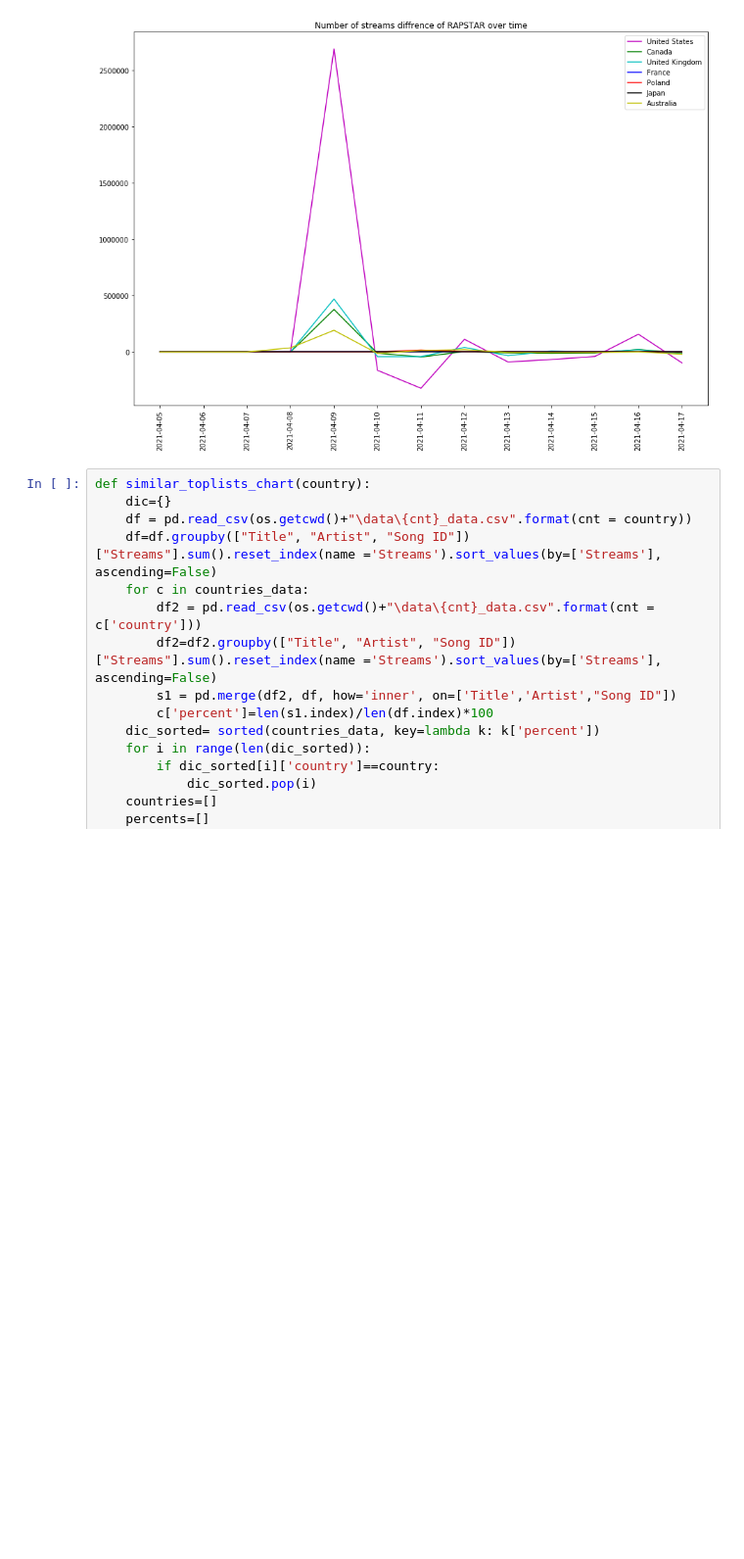
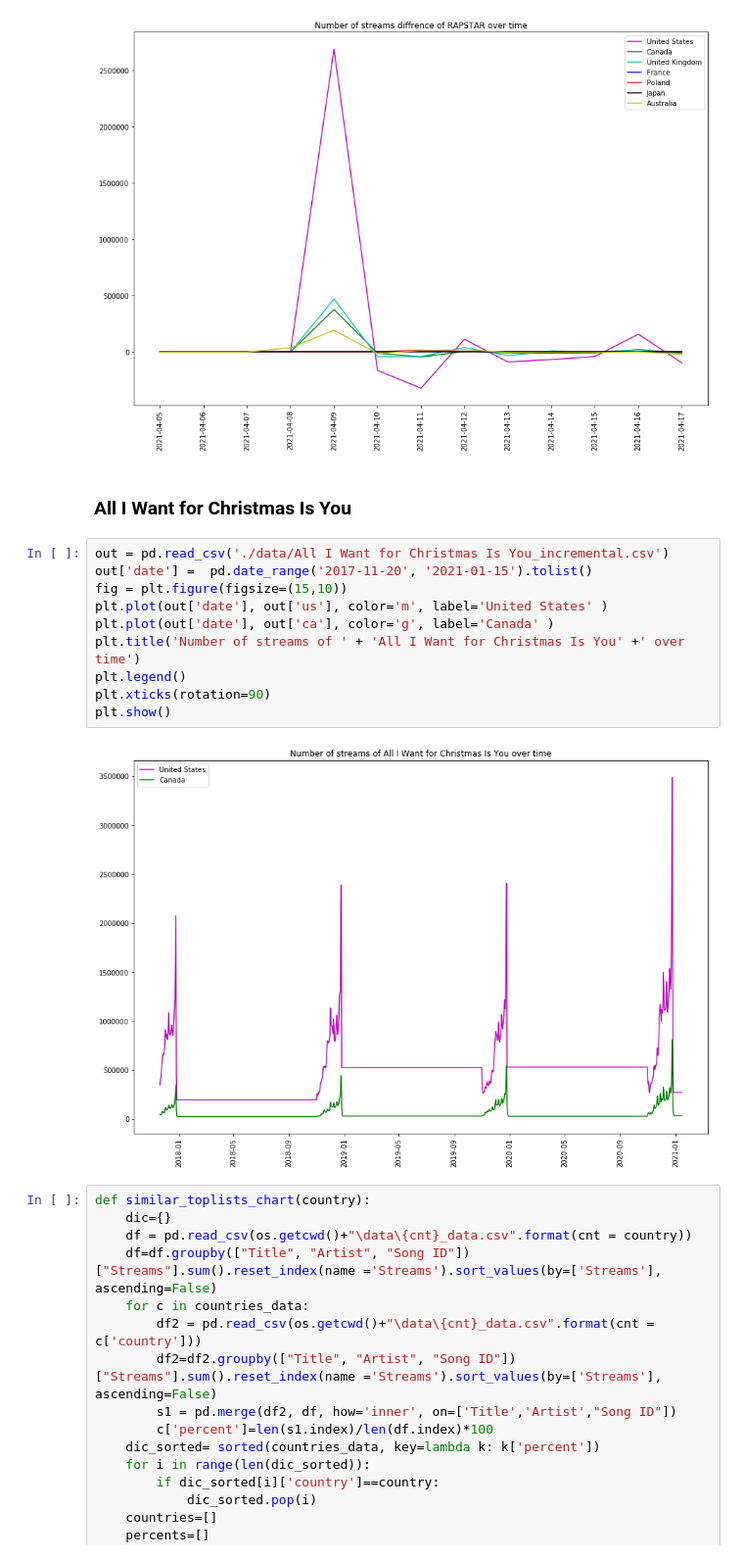
Before and after one commit to Andropogon/Eksploracja-Danych---Projekt, a Jupyter notebook: project_v1.ipynb, the cells around one changed output. Shown at 98% size. Drawn from its saved outputs; the diff is of its cells as text; blank space fills up the shorter version.

```diff
--- a/project_v1.ipynb
+++ b/project_v1.ipynb
@@ -463,6 +469,20 @@ out_dif = incremental_data('RAPSTAR', path='./data/RAPSTAR_incremental.csv')
 plot_incremental_song('RAPSTAR', out_dif)
 # %% [output]
 [figure]
+# %% [markdown]
+### **All I Want for Christmas Is You**
+# %%
+out = pd.read_csv('./data/All I Want for Christmas Is You_incremental.csv')
+out['date'] =  pd.date_range('2017-11-20', '2021-01-15').tolist()
+fig = plt.figure(figsize=(15,10))
+plt.plot(out['date'], out['us'], color='m', label='United States' )
+plt.plot(out['date'], out['ca'], color='g', label='Canada' )
+plt.title('Number of streams of ' + 'All I Want for Christmas Is You' +' over time')
+plt.legend()
+plt.xticks(rotation=90)
+plt.show()
+# %% [output]
+[figure, added]
 # %%
 def similar_toplists_chart(country):
     dic={}
```
Also changed, not shown: parts of 2 cells of this notebook.
